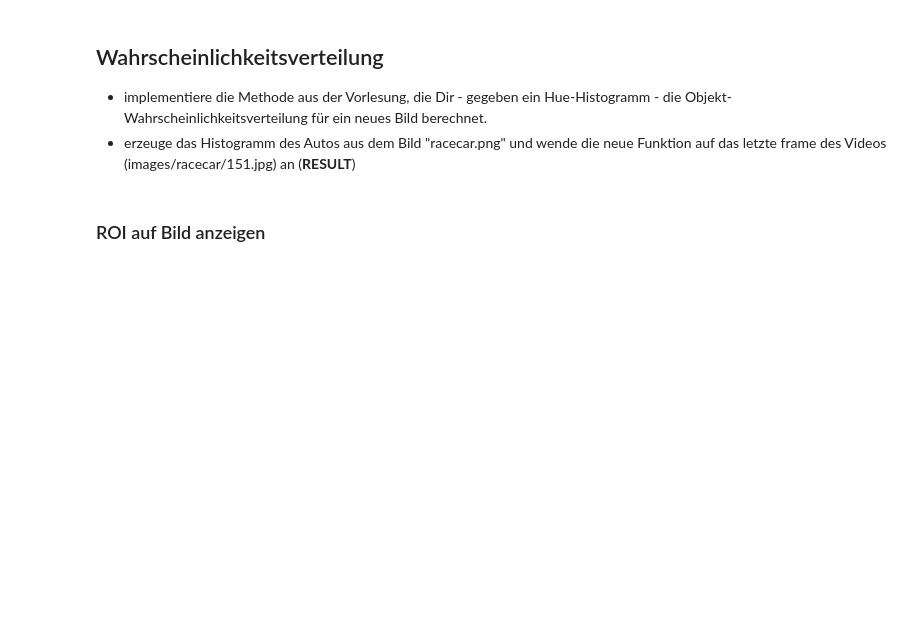
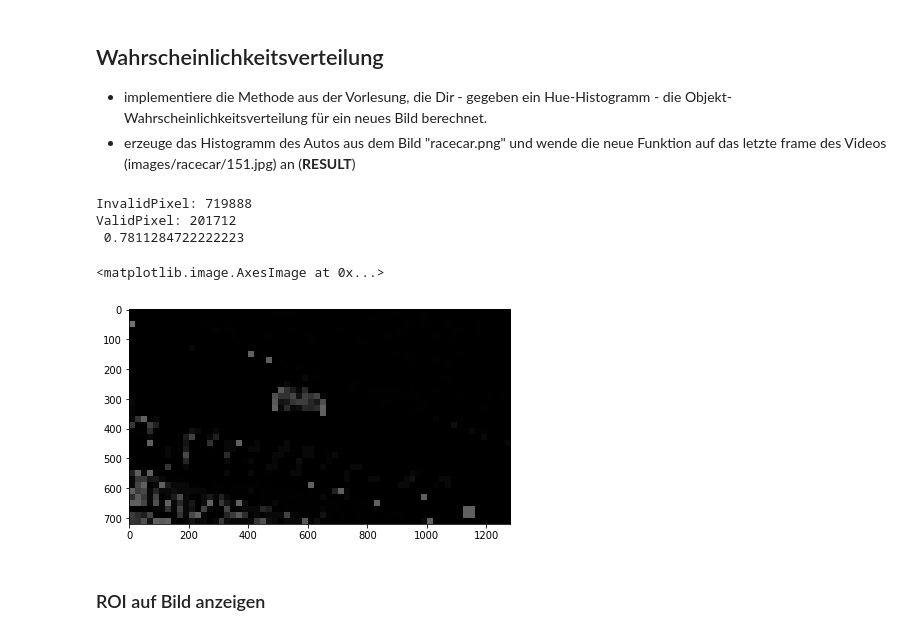
Before and after one commit to Rintel/ComputerVision, a Jupyter notebook: 02_CAMSHIFT.ipynb, the cells around one changed output. Cells and saved outputs as stored; diff of their text form; code cells hidden in the pictures; blank space fills up the shorter version.

Commit message:
A2 Meanshift for single image

```diff
--- a/02_CAMSHIFT.ipynb
+++ b/02_CAMSHIFT.ipynb
@@ -153,36 +159,39 @@ def createProbDistribution(image, objectHist, nbins, minSaturation, minValue, se
                 #color area with probability
                 for a in range(probBlockSizeX):
                     for b in range(probBlockSizeY):
                         probDistribution[x+a][y+b] = probInGrey
 
     print("InvalidPixel:", invalidPixel)
     print("ValidPixel:",validPixel)
     print("", invalidPixel/(validPixel+invalidPixel))
 
     return probDistribution
 
 #lastFrame = io.imread('images/racecar/151.jpeg')
 lastFrame = io.imread('images/racecar.png')
 #lastFrame = imageCar
 
 #lastFrame = io.imread('images/taco/001.jpg')
 #face = lastFrame[160:280, 320:450]
 
-MIN_SATURATION_CAR = 0
-MIN_VALUE_CAR = 0
-
 nbins = 25 #20 to 80
 #histogramFace = createColorHistogram(face, nbins, ax1)
 histogramCar = createColorHistogram(imageCar, nbins, ax1)
 searchBlock = (20, 20)
 
 MIN_SATURATION_CAR = 0.2
 MIN_VALUE_CAR = 0.5
 
 probDistr = createProbDistribution(lastFrame, histogramCar, nbins, MIN_SATURATION_CAR, MIN_VALUE_CAR, searchBlock)
 #probDistr = createProbDistribution(lastFrame, histogramFace, nbins, MIN_SATURATION_TACO, MIN_VALUE_TACO, searchBlock)
 
 io.imshow(probDistr)
+# %% [output]
+InvalidPixel: 719888
+ValidPixel: 201712
+ 0.7811284722222223
+<matplotlib.image.AxesImage at 0x...>
+[figure, added]
 # %% [markdown]
 ### ROI auf Bild anzeigen
 # %%
```
Also changed, not shown: parts of 4 cells of this notebook.
